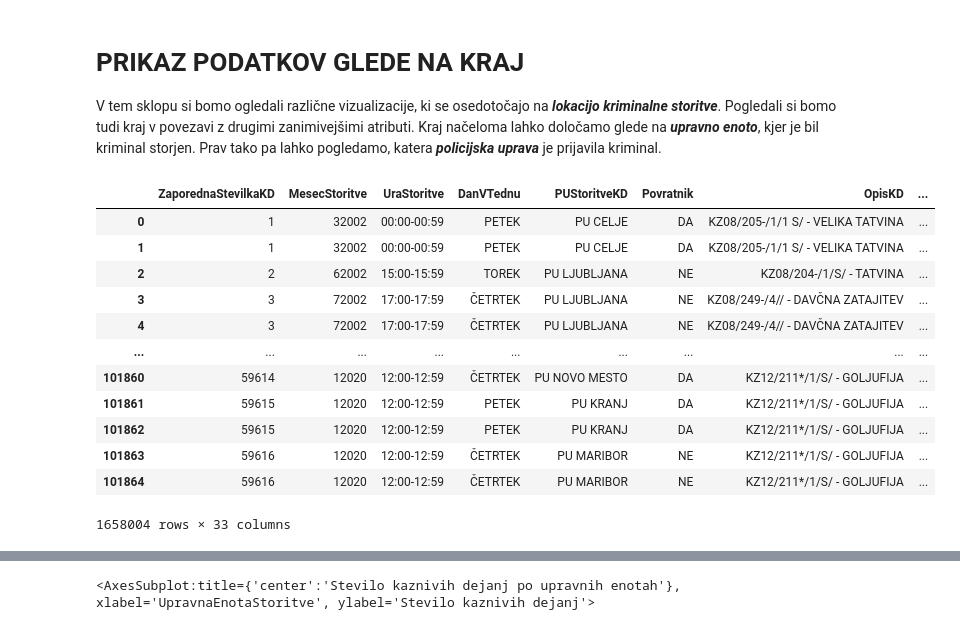
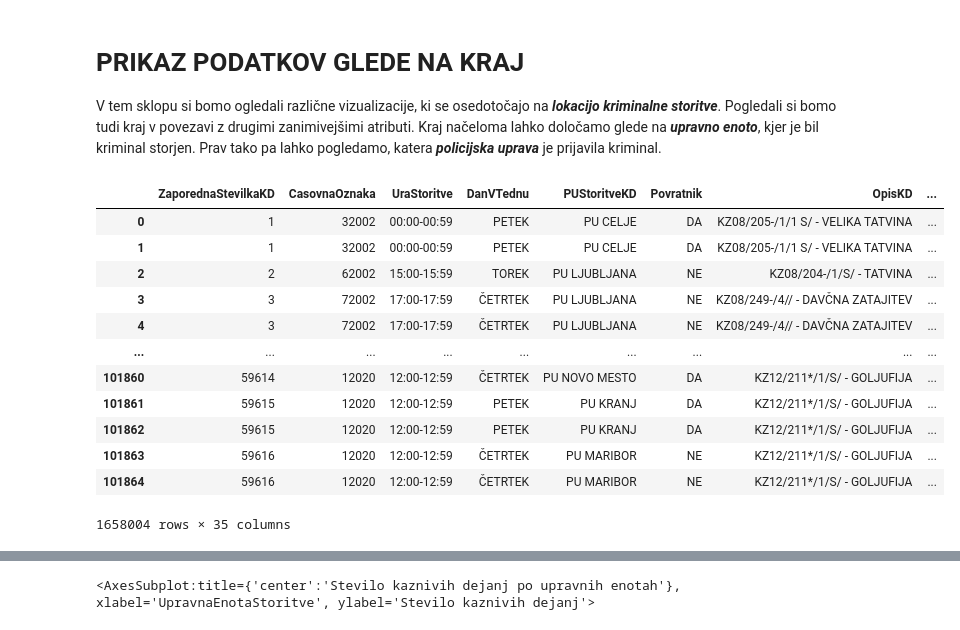
Before and after one commit to Nik-tech-cloud/PR22NGAMZ, a Jupyter notebook: seminar.ipynb, the cells around one changed output, grey strips where cells are left out. Saved outputs shown, nothing was run; the diff lists cells and outputs as text; code cells hidden in the pictures.

```diff
--- a/seminar.ipynb
+++ b/seminar.ipynb
@@ -349,9 +391,9 @@ all_data = pd.concat(frames)
 # %%
 # this dataframe is the one used for the analysis
-full_KD = all_data
+full_KD = copy(all_data)
 full_KD
 # %% [output]
-|  | ZaporednaStevilkaKD | MesecStoritve | UraStoritve | DanVTednu | PUStoritveKD | Povratnik | OpisKD | ... |
+|  | ZaporednaStevilkaKD | CasovnaOznaka | UraStoritve | DanVTednu | PUStoritveKD | Povratnik | OpisKD | ... |
 | 0 | 1 | 32002 | 00:00-00:59 | PETEK | PU CELJE | DA | KZ08/205-/1/1 S/ - VELIKA TATVINA | ... |
 | 1 | 1 | 32002 | 00:00-00:59 | PETEK | PU CELJE | DA | KZ08/205-/1/1 S/ - VELIKA TATVINA | ... |
 | 2 | 2 | 62002 | 15:00-15:59 | TOREK | PU LJUBLJANA | NE | KZ08/204-/1/S/ - TATVINA | ... |
@@ -363,7 +405,7 @@ full_KD
 | 101862 | 59615 | 12020 | 12:00-12:59 | PETEK | PU KRANJ | DA | KZ12/211*/1/S/ - GOLJUFIJA | ... |
 | 101863 | 59616 | 12020 | 12:00-12:59 | ČETRTEK | PU MARIBOR | NE | KZ12/211*/1/S/ - GOLJUFIJA | ... |
 | 101864 | 59616 | 12020 | 12:00-12:59 | ČETRTEK | PU MARIBOR | NE | KZ12/211*/1/S/ - GOLJUFIJA | ... |
-1658004 rows × 33 columns
+1658004 rows × 35 columns
 # %%
 # tu se naredi preslikava glede iz neberljive oblike datuma v berljivo obliko
 mesci = ['Januar', 'Februar', 'Marec', 'April', 'Maj', 'Junij', 'Julij', 'Avgust', 'September', 'Oktober', 'November', 'December']
```
Also changed, not shown: parts of 12 cells of this notebook.
